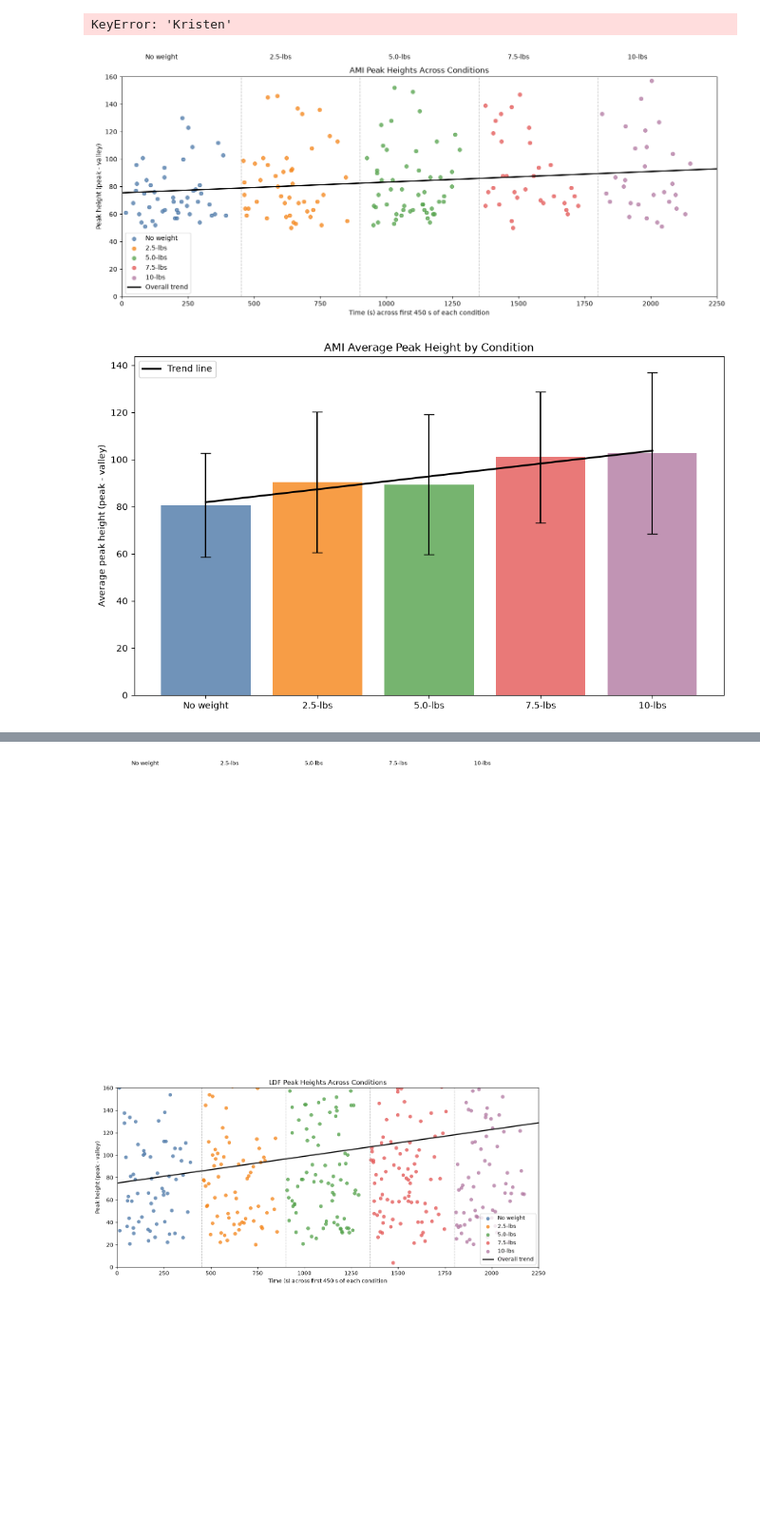
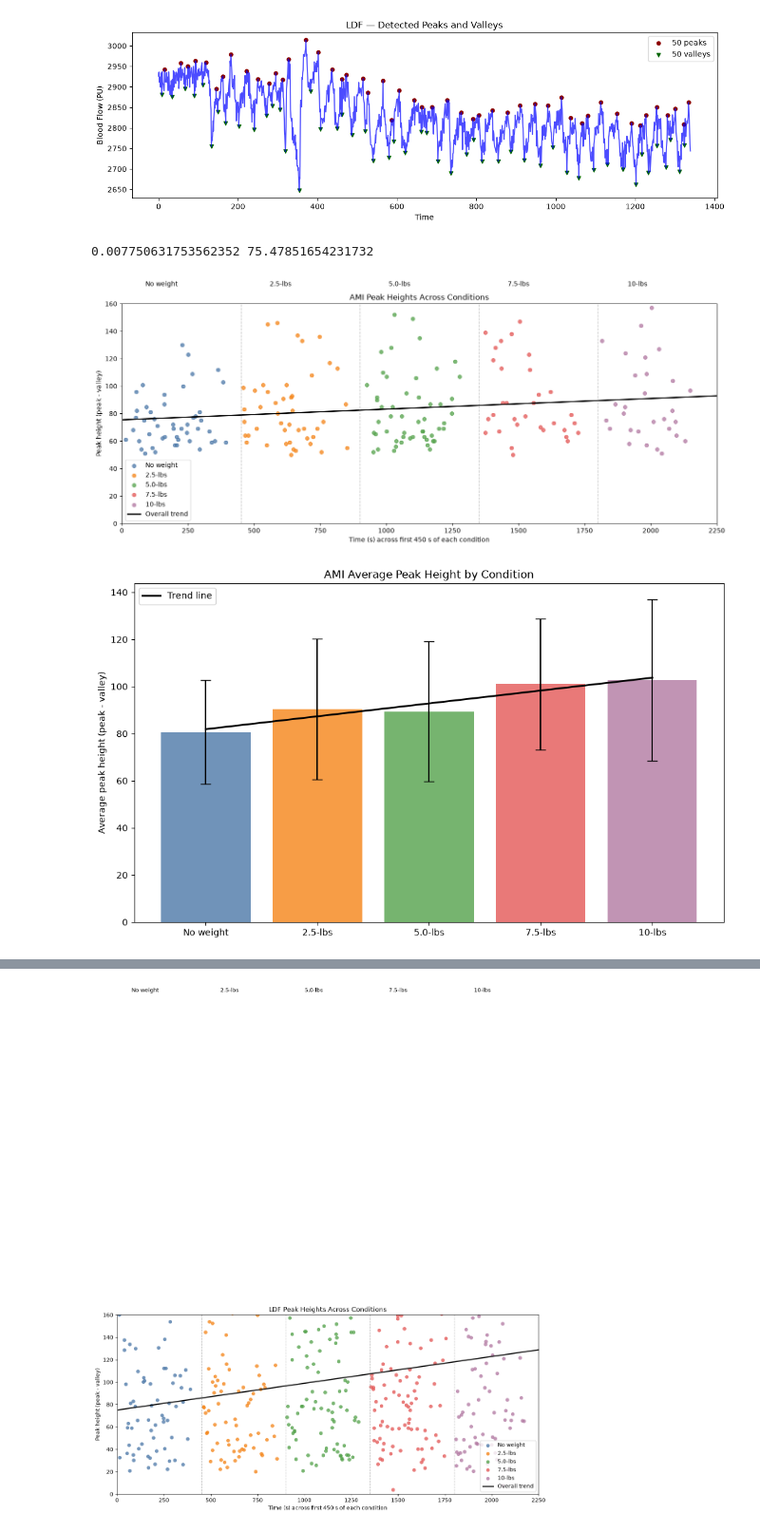
Before and after one commit to MindBodySignalingLab/Analysis-Scripts, a Jupyter notebook: oct5analysis/analysis.ipynb, the cells around one changed output, grey strips where cells are left out. Shown at 95% size. Cells and saved outputs as stored; diff of their text form; code cells hidden in the pictures; blank space fills up the shorter version.

```diff
--- a/oct5analysis/analysis.ipynb
+++ b/oct5analysis/analysis.ipynb
@@ -150,7 +150,7 @@ AMI_peak_height_data = build_peak_height_dataset(AMI_formatted_data, distance=12
 signal = []
 conditions = ['No weight', '2.5-lbs', '5.0-lbs', '7.5-lbs', '10-lbs']
 for i in conditions:
-    signal += AMI_formatted_data["Kristen"][i]
+    signal += AMI_formatted_data["Manli"][i]
 signal = np.asarray(signal) #Convert to np array to make array operations possible, No value change
 heights, peaks_idx, valleys_idx = extract_peak_heights(
     signal,
@@ -158,34 +158,34 @@ heights, peaks_idx, valleys_idx = extract_peak_heights(
     prominence=50,
     return_indices=True
 )
 
 plt.figure(figsize=(14, 4))
 
 plt.plot(signal, color="blue", alpha=0.7)
 plt.scatter(
     peaks_idx,
     signal[peaks_idx],
     color="darkred",
     s=25,
     label=f"{len(peaks_idx)} peaks"
 )
 
 plt.scatter(
     valleys_idx,
     signal[valleys_idx],
     color="darkgreen",
     s=25,
     marker="v",
     label=f"{len(valleys_idx)} valleys"
 )
 
 plt.xlabel("Time")
 plt.ylabel("Blood Flow (PU)")
 plt.title("LDF — Detected Peaks and Valleys")
 plt.legend()
 plt.show()
 # %% [output]
-KeyError: 'Kristen'
+[figure, added]
 # %%
 conditions = ['No weight', '2.5-lbs', '5.0-lbs', '7.5-lbs', '10-lbs']
 condition_colors = {
@@ -364,5 +424,6 @@ AMI_peak_points = collect_condition_peak_points(AMI_formatted_data, distance=5,
 plot_peak_dotplot(AMI_peak_points, 'AMI')
 plot_peak_bargraph(AMI_peak_height_data, 'AMI')
 # %% [output]
+0.007750631753562352 75.47851654231732
 [figure]
 [figure]
```
Also changed, not shown: parts of 3 cells of this notebook, 55 other files.
